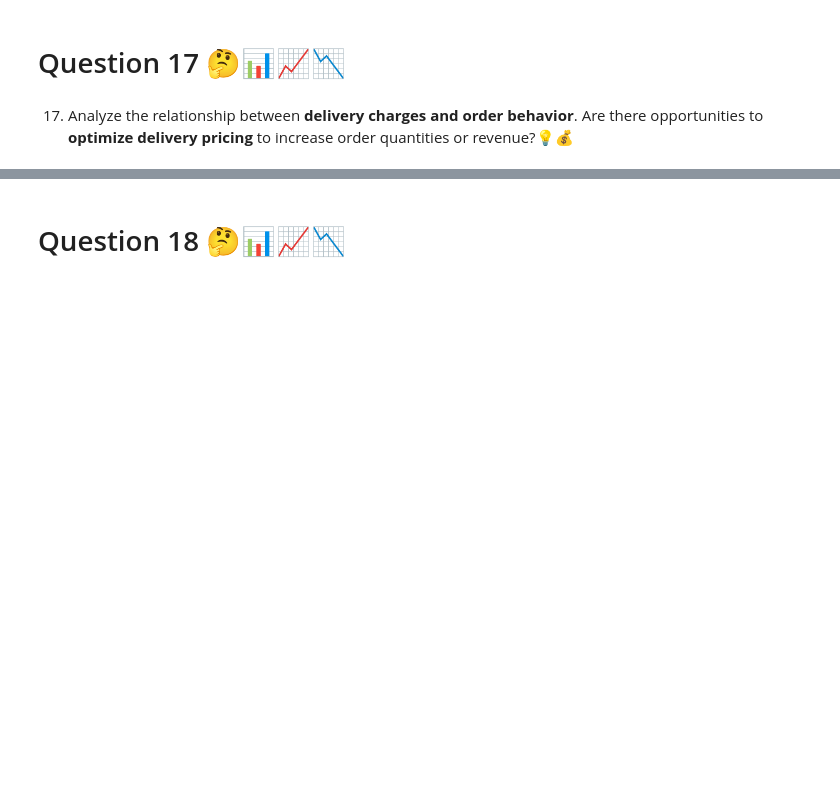
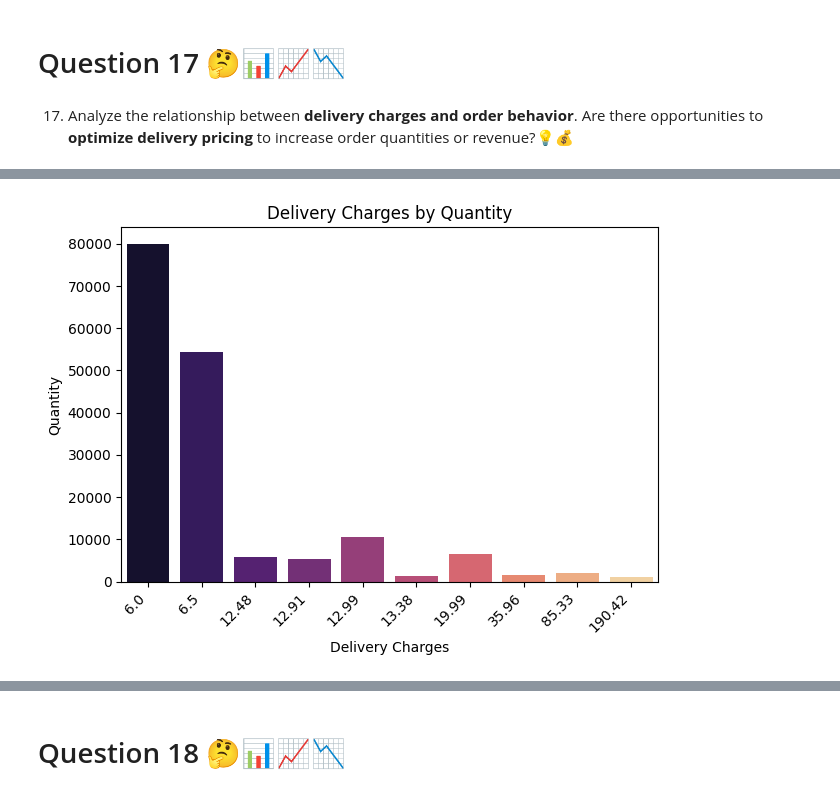
Before and after one commit to Smita569/E-commerce_Marketing_and_sales, a Jupyter notebook: E_commerce_Marketing_and_sales_Business_Case.ipynb, the cells around one changed output, grey strips where cells are left out. Cells and saved outputs as stored; diff of their text form; code cells hidden in the pictures; blank space fills up the shorter version.

```diff
--- a/E_commerce_Marketing_and_sales_Business_Case.ipynb
+++ b/E_commerce_Marketing_and_sales_Business_Case.ipynb
@@ -814,0 +840,5 @@ plt.show()
+# %%
+# Group the sales data by 'Delivery_Charges' and calculate the total 'Quantity' sold for each charge amount.
+# The results are sorted in descending order based on the total quantity sold.
+df_sales_deliverycharges_quantity_data=df_sales_with_first_purchase.groupby(['Delivery_Charges'])['Quantity'].sum().reset_index().sort_values(by='Quantity',ascending=False)
+df_sales_deliverycharges_quantity_data.head(10)
@@ -814,0 +857,12 @@ plt.show()
+# %%
+# Generate a bar plot for 'Delivery_Charges' and 'Quantity' using the top 10 data
+top_10_data = df_sales_deliverycharges_quantity_data.head(10)
+sns.barplot(data=top_10_data, x='Delivery_Charges', y='Quantity',palette='magma')
+plt.title('Delivery Charges by Quantity')
+plt.xlabel('Delivery Charges')
+plt.ylabel('Quantity')
+plt.xticks(rotation=45, ha='right')
+plt.tight_layout()
+plt.show()
+# %% [output]
+[figure, added]
```
Also changed, not shown: parts of 6 cells of this notebook.
